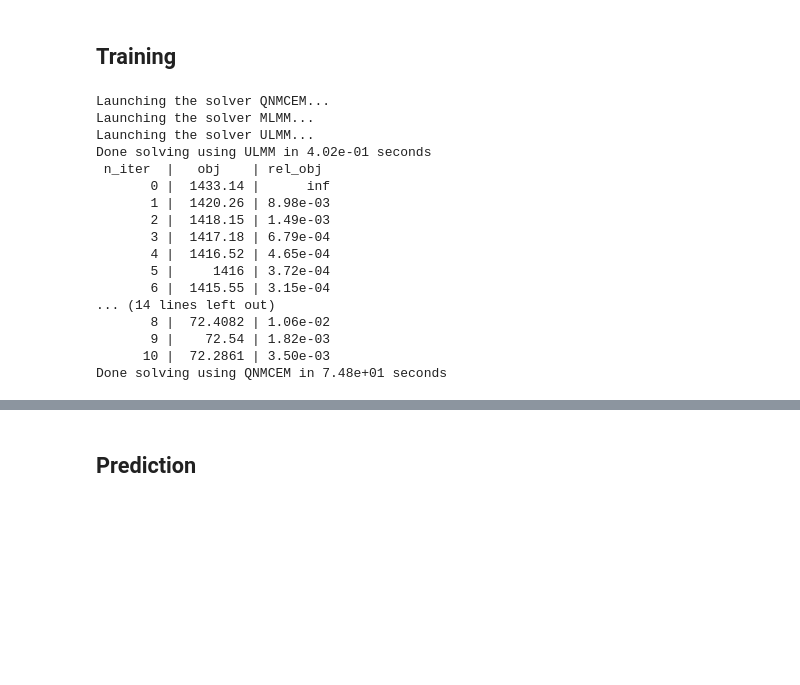
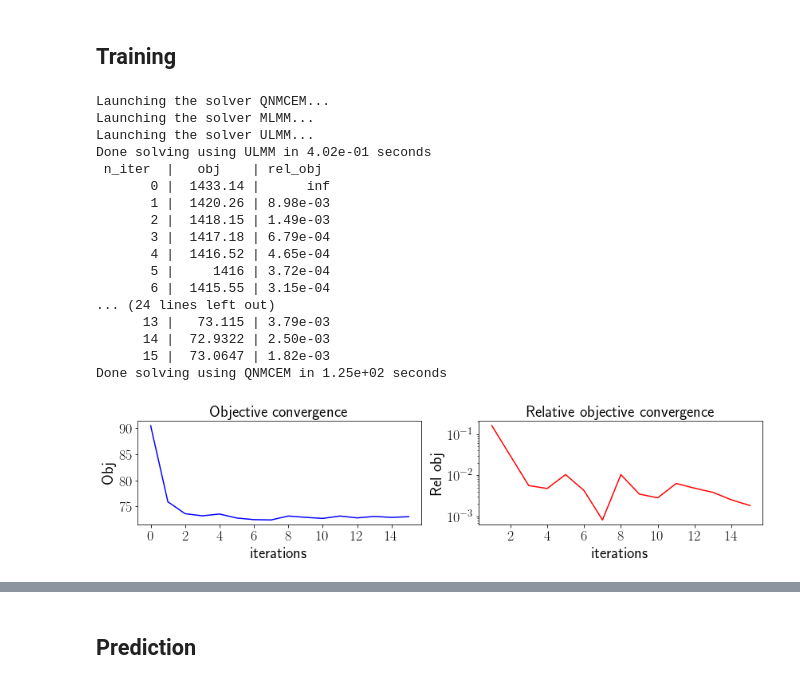
Before and after one commit to Califrais/flash, a Jupyter notebook: Lights tutorial.ipynb, the cells around one changed output, grey strips where cells are left out. Cells and saved outputs as stored; diff of their text form; code cells hidden in the pictures; blank space fills up the shorter version.

Commit message:
Update the notebook and change some initial params to verify the correctness of algorithm

```diff
--- a/Lights tutorial.ipynb
+++ b/Lights tutorial.ipynb
@@ -368,41 +368,38 @@ gamma_chosen = '1se'  # way to select l_elasticNet_chosen: '1se' or 'min'
 warm_start = True     # at each L-BGFS-B iteration, reset beta to 0 or take
                       # the previous value
 grid_size = 30        # grid size for the cross validation procedure
 metric = 'C-index'    # cross-validation metric: 'log_lik' or 'C-index'
 
 # declare learner here
 fixed_effect_time_order = 1
-qnmcem = QNMCEM(fixed_effect_time_order=fixed_effect_time_order, max_iter=10, initialize=True, print_every=1)
+qnmcem = QNMCEM(fixed_effect_time_order=fixed_effect_time_order, max_iter=15, initialize=True, print_every=1)
 # qnmcem.fit(X_train, Y_train, T_train, delta_train)
 qnmcem.fit(X, Y, T, delta)
 
 # Visualize learning
-true_beta_0 = simu.fixed_effect_coeffs[0]
-to = len(true_beta_0)+1
-leg1 = [r"$\hat \beta_%s$" % j for j in range(1, to)]
-leg2 = [r"$\beta_%s$" % j for j in range(1, to)]
-visualize_vect_learning(qnmcem, "beta_0", r"$\beta$", true_beta_0, leg1, leg2)
+visualize_vect_learning(qnmcem, "obj")
 
 ## Cross-validation ##
 
 ## Run selected model with l_elasticNet_chosen ##
 
 # run final fit here
 # %% [output]
 Launching the solver QNMCEM...
 Launching the solver MLMM...
 Launching the solver ULMM...
 Done solving using ULMM in 4.02e-01 seconds
  n_iter  |   obj    | rel_obj
        0 |  1433.14 |      inf
        1 |  1420.26 | 8.98e-03
        2 |  1418.15 | 1.49e-03
        3 |  1417.18 | 6.79e-04
        4 |  1416.52 | 4.65e-04
        5 |     1416 | 3.72e-04
        6 |  1415.55 | 3.15e-04
-... (14 lines left out)
-       8 |  72.4082 | 1.06e-02
-       9 |    72.54 | 1.82e-03
-      10 |  72.2861 | 3.50e-03
-Done solving using QNMCEM in 7.48e+01 seconds
+... (24 lines left out)
+      13 |   73.115 | 3.79e-03
+      14 |  72.9322 | 2.50e-03
+      15 |  73.0647 | 1.82e-03
+Done solving using QNMCEM in 1.25e+02 seconds
+[figure, added]
```
Also changed, not shown: parts of 4 cells of this notebook, 1 other file.
